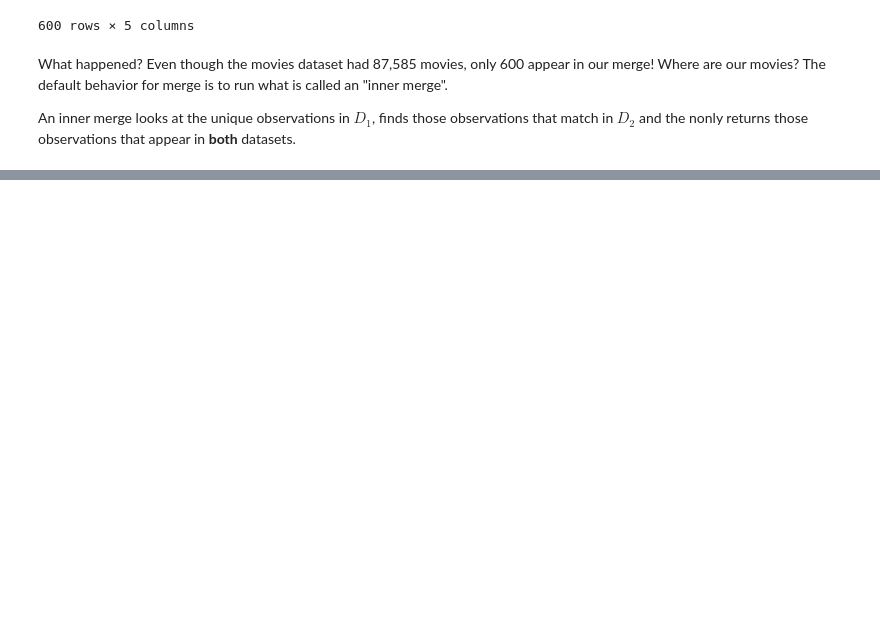
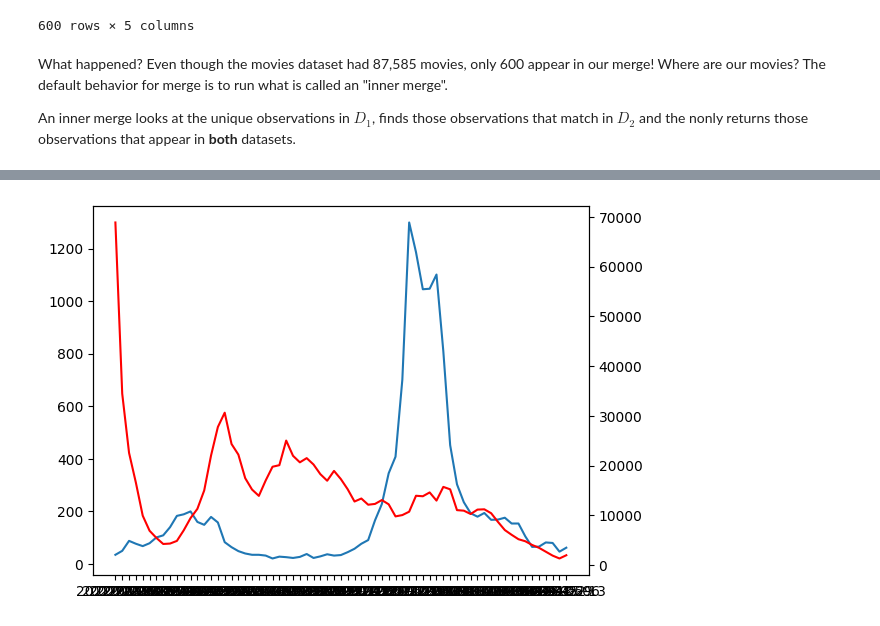
Before and after one commit to computationalUncertaintyLab/dexp_book, a Jupyter notebook: chapter4__split_apply_combine_and_merging.ipynb, the cells around one changed output, grey strips where cells are left out. Cells and saved outputs as stored; diff of their text form; code cells hidden in the pictures; blank space fills up the shorter version.

```diff
--- a/chapter4__split_apply_combine_and_merging.ipynb
+++ b/chapter4__split_apply_combine_and_merging.ipynb
@@ -218,0 +310,6 @@ An inner merge looks at the unique observations in $D_{1}$, finds those observat
+# %%
+pa_flu = flu.loc[flu.location_name == "Pennsylvania"]
+pa_flu
+
+
+flu_and_covid = pa__covid.merge(pa_flu, left_on = ["end_of_weeks"], right_on = ["date"] )
@@ -218,0 +332,9 @@ An inner merge looks at the unique observations in $D_{1}$, finds those observat
+# %%
+plt.plot(flu_and_covid["end_of_weeks"], flu_and_covid["value"])
+
+twin = plt.twinx()
+twin.plot(flu_and_covid["end_of_weeks"], flu_and_covid["new_cases"], color="red")
+
+plt.show()
+# %% [output]
+[figure, added]
```
Also changed, not shown: parts of 10 cells of this notebook.
